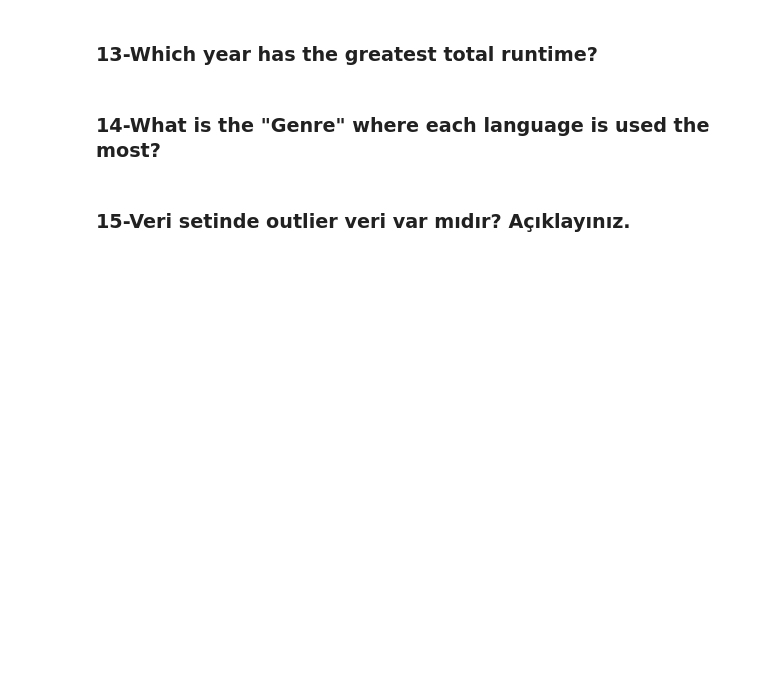
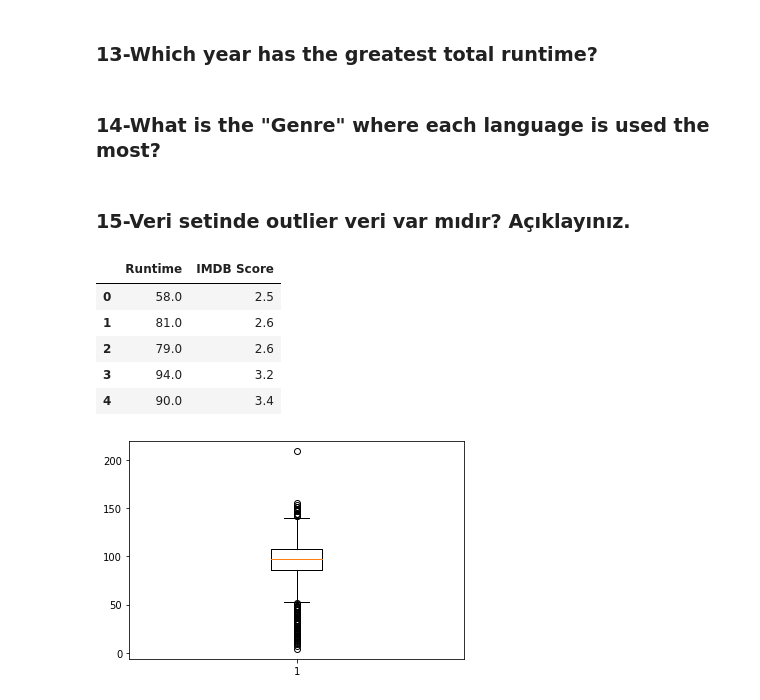
Before and after one commit to uftadeerolcay/GlobalAI_projects, a Jupyter notebook: netflix_original_films_imdb_scores.ipynb, the cells around one changed output. Cells and saved outputs as stored; diff of their text form; code cells hidden in the pictures; blank space fills up the shorter version.

```diff
--- a/netflix_original_films_imdb_scores.ipynb
+++ b/netflix_original_films_imdb_scores.ipynb
@@ -105,2 +141,19 @@ min_imdb_language.sort_values(ascending=False).plot.barh(figsize=(12,8));
 # %% [markdown]
 ### 15-Veri setinde outlier veri var mıdır? Açıklayınız.
+# %%
+df = df.select_dtypes(include=['float64','int64'])
+
+df_table = df["Runtime"].copy()
+
+df['Runtime'] = df['Runtime'].astype('float')
+
+plt.boxplot(x = df_table)
+df.head()
+# %% [output]
+|  | Runtime | IMDB Score |
+| 0 | 58.0 | 2.5 |
+| 1 | 81.0 | 2.6 |
+| 2 | 79.0 | 2.6 |
+| 3 | 94.0 | 3.2 |
+| 4 | 90.0 | 3.4 |
+[figure, added]
```
Also changed, not shown: parts of 7 cells of this notebook.
